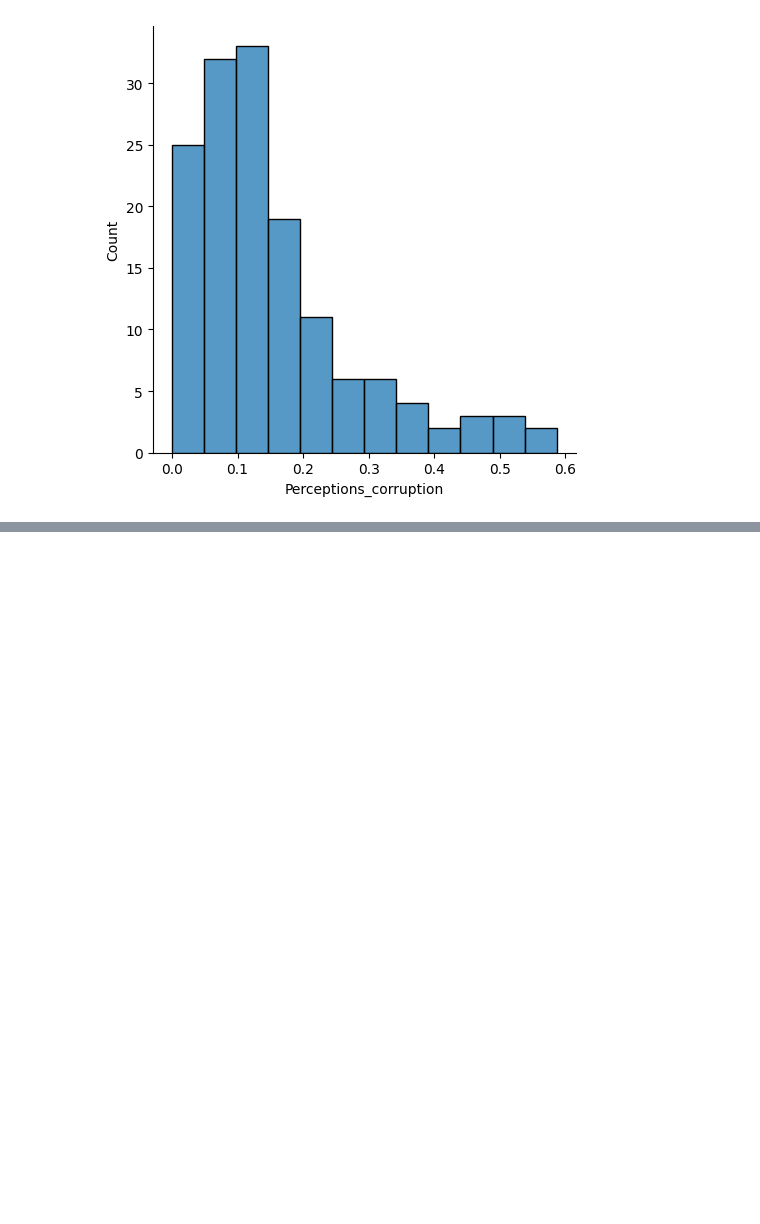
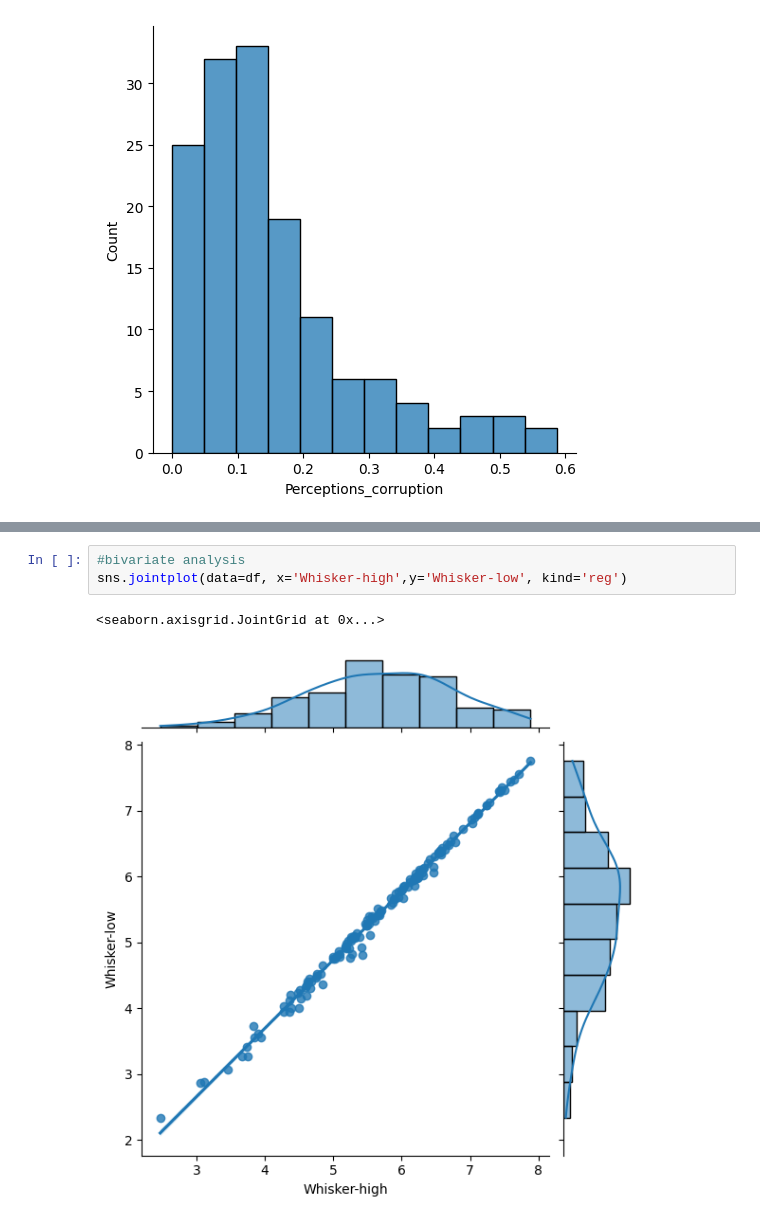
Before and after one commit to AyantikaChatt/world_happiness_index, a Jupyter notebook: happiness_index.ipynb, the cells around one changed output, grey strips where cells are left out. Saved outputs shown, nothing was run; the diff lists cells and outputs as text; blank space fills up the shorter version.

```diff
--- a/happiness_index.ipynb
+++ b/happiness_index.ipynb
@@ -74,0 +120,6 @@ for feature in features:
+# %%
+#bivariate analysis
+sns.jointplot(data=df, x='Whisker-high',y='Whisker-low', kind='reg')
+# %% [output]
+<seaborn.axisgrid.JointGrid at 0x...>
+[figure, added]
```
Also changed, not shown: parts of 12 cells of this notebook.
